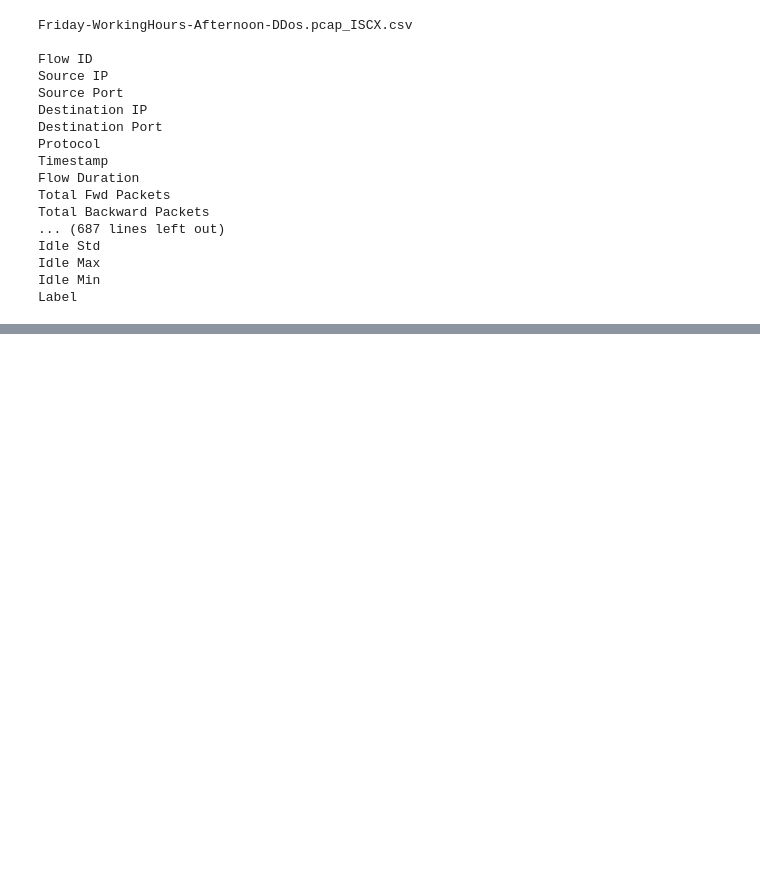
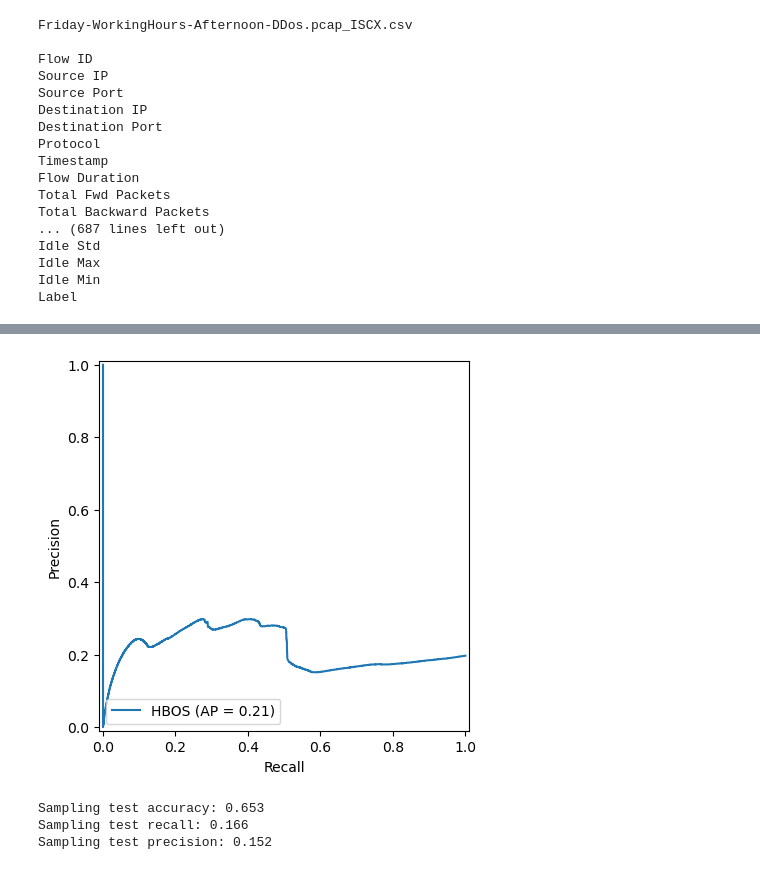
Before and after one commit to merie-san/Attack-Scenario-Reconstruction, a Jupyter notebook: jupyter notebook/reconstruction_dataset_creation.ipynb, the cells around one changed output, grey strips where cells are left out. Cells and saved outputs as stored; diff of their text form; code cells hidden in the pictures; blank space fills up the shorter version.

```diff
--- a/jupyter notebook/reconstruction_dataset_creation.ipynb
+++ b/jupyter notebook/reconstruction_dataset_creation.ipynb
@@ -604,0 +334,10 @@ with open("Anomaly detectors/mappers_dict.pkl", "wb") as f_mappers:
+# %%
+show_prc(hbos, "HBOS")
+# %% [output]
+[figure, added]
+# %%
+evaluate_metrics(sampling, "Sampling")
+# %% [output]
+Sampling test accuracy: 0.653
+Sampling test recall: 0.166
+Sampling test precision: 0.152
```
Also changed, not shown: parts of 185 cells of this notebook, 4 other files.
